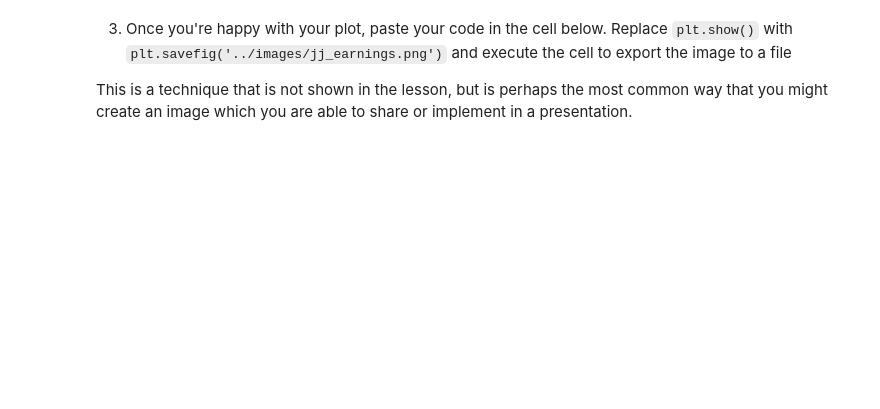
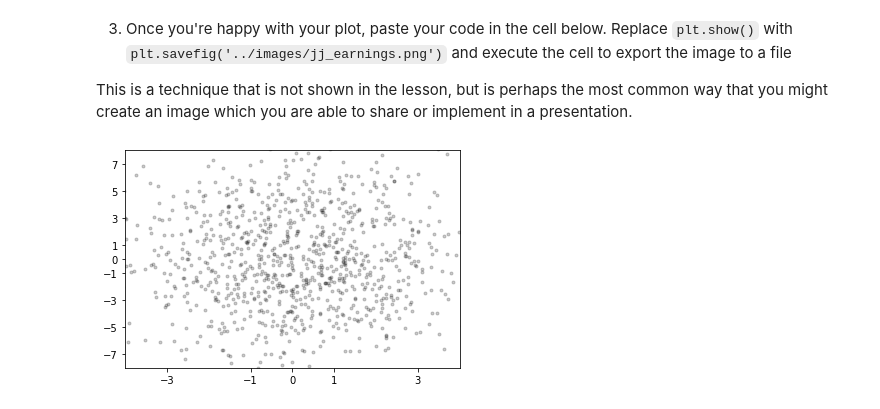
Before and after one commit to JeffBaksa/ds-precourse-axes, a Jupyter notebook: notebooks/axes.ipynb, the cells around one changed output. Cells and saved outputs as stored; diff of their text form; code cells hidden in the pictures; blank space fills up the shorter version.

```diff
--- a/notebooks/axes.ipynb
+++ b/notebooks/axes.ipynb
@@ -156,0 +156,18 @@ This is a technique that is not shown in the lesson, but is perhaps the most com
+# %%
+# Paste your code and export your plot!
+
+# Sets limit of x axis to (-4, 4) and y axis to (-8, 8)
+plt.axis([-4, 4, -8, 8])
+
+# Ticks and labels at every odd number and zero of each axis
+x_tick_loc = [-3, -1, 0, 1, 3]
+y_tick_loc = [-7, -5, -3, -1, 0, 1, 3, 5, 7]
+plt.xticks(x_tick_loc)
+plt.yticks(y_tick_loc)
+
+plt.plot(x, y, 'ok', markersize=3, alpha=0.2)
+
+#Export plot
+plt.savefig('../images/bivariate_norm_dist.png')
+# %% [output]
+[figure, added]
```
Also changed, not shown: parts of 2 cells of this notebook.
